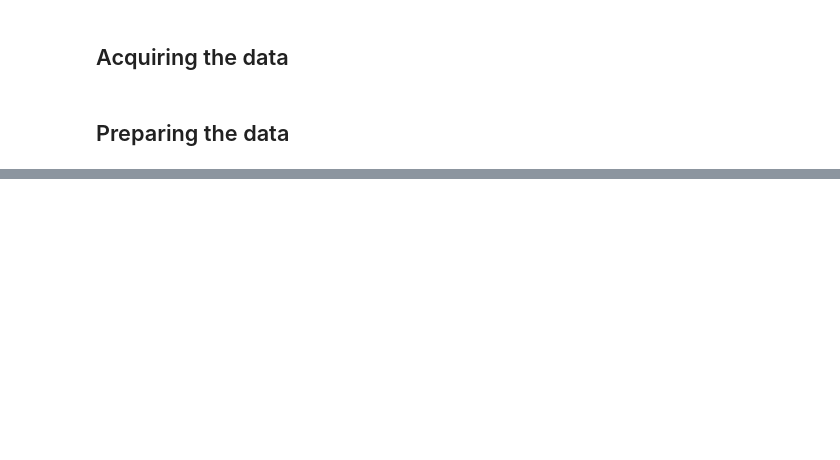
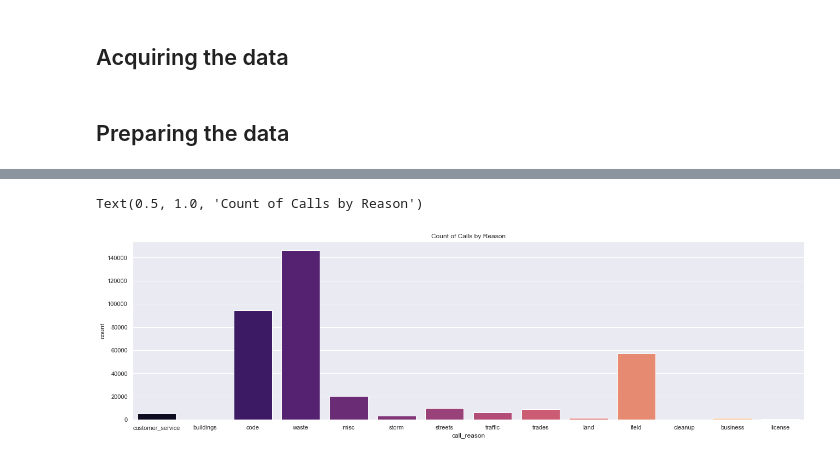
Before and after one commit to 3-1-1-Codeup/project, a Jupyter notebook: workbooks/sam/Iteration_2/sams_it2.ipynb, the cells around one changed output, grey strips where cells are left out. Drawn from its saved outputs; the diff is of its cells as text; code cells hidden in the pictures; blank space fills up the shorter version.

```diff
--- a/workbooks/sam/Iteration_2/sams_it2.ipynb
+++ b/workbooks/sam/Iteration_2/sams_it2.ipynb
@@ -31,0 +78,9 @@ df.describe()
+# %%
+# A distribution of calls by reason. Obviously waste management is gonna make up a lot of calls.
+
+plt.subplots(figsize=(22, 6))
+sns.set_theme(style="darkgrid")
+sns.countplot(data = df, x = 'call_reason', palette = "magma").set_title('Count of Calls by Reason')
+# %% [output]
+Text(0.5, 1.0, 'Count of Calls by Reason')
+[figure, added]
```
Also changed, not shown: parts of 125 cells of this notebook, 3 other files.
